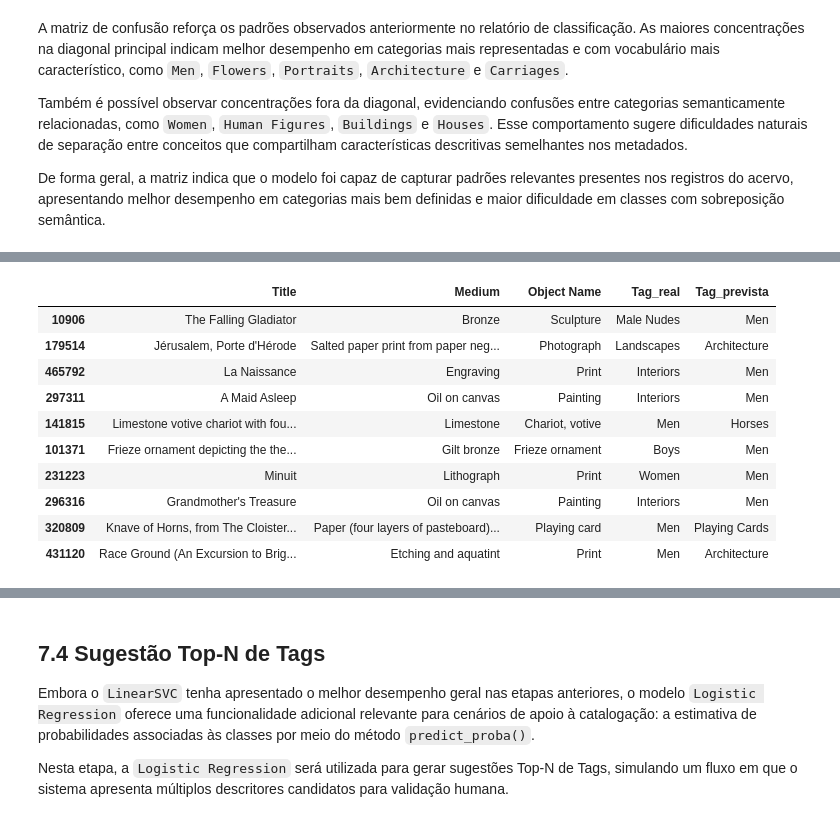
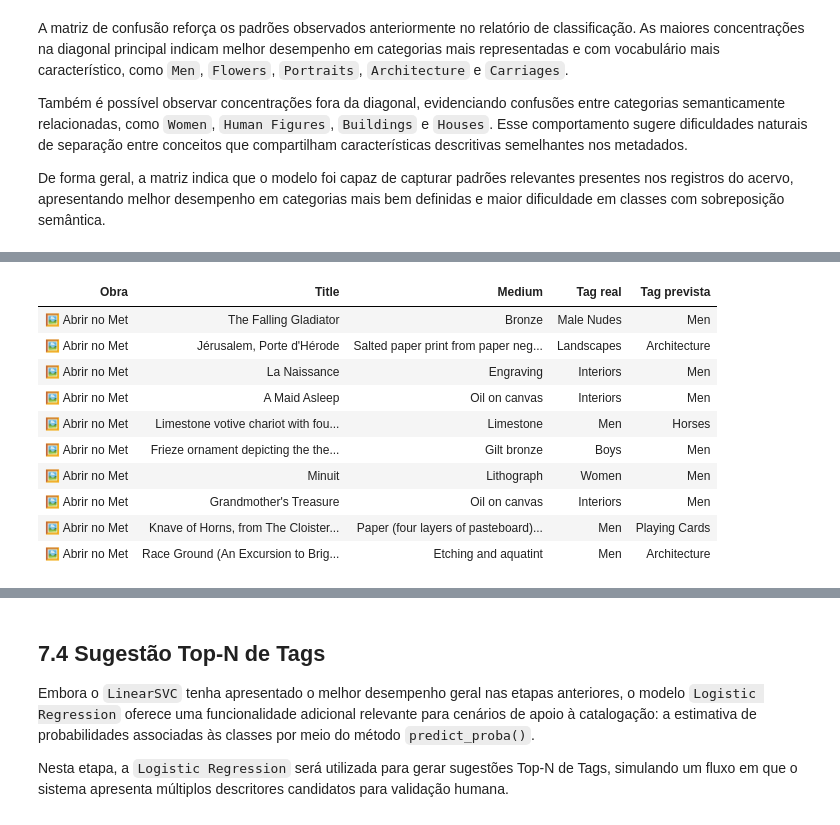
Before and after one commit to chascaldini/mvp_ml_met_tags_acervo, a Jupyter notebook: notebook/mvp_machine_learning_met.ipynb, the cells around one changed output, grey strips where cells are left out. Saved outputs shown, nothing was run; the diff lists cells and outputs as text; code cells hidden in the pictures.

```diff
--- a/notebook/mvp_machine_learning_met.ipynb
+++ b/notebook/mvp_machine_learning_met.ipynb
@@ -1964,27 +1994,36 @@ df_previsoes[
 # %%
-# Exemplos de erros
-df_previsoes[
-    df_previsoes["Acerto"] == False
+# Seleção de exemplos incorretos
+df_erros = df_previsoes[
+    ~df_previsoes["Acerto"]
 ].sample(
     10,
     random_state=SEED
-)[[
-    "Title",
-    "Medium",
-    "Object Name",
-    "Tag_real",
-    "Tag_prevista"
-]]
+)
+
+HTML(
+    df_erros[
+        [
+            "Obra",
+            "Title",
+            "Medium",
+            "Tag real",
+            "Tag prevista"
+        ]
+    ].to_html(
+        escape=False,
+        index=False
+    )
+)
 # %% [output]
-|  | Title | Medium | Object Name | Tag_real | Tag_prevista |
-| 10906 | The Falling Gladiator | Bronze | Sculpture | Male Nudes | Men |
-| 179514 | Jérusalem, Porte d'Hérode | Salted paper print from paper neg... | Photograph | Landscapes | Architecture |
-| 465792 | La Naissance | Engraving | Print | Interiors | Men |
-| 297311 | A Maid Asleep | Oil on canvas | Painting | Interiors | Men |
-| 141815 | Limestone votive chariot with fou... | Limestone | Chariot, votive | Men | Horses |
-| 101371 | Frieze ornament depicting the the... | Gilt bronze | Frieze ornament | Boys | Men |
-| 231223 | Minuit | Lithograph | Print | Women | Men |
-| 296316 | Grandmother's Treasure | Oil on canvas | Painting | Interiors | Men |
-| 320809 | Knave of Horns, from The Cloister... | Paper (four layers of pasteboard)... | Playing card | Men | Playing Cards |
-| 431120 | Race Ground (An Excursion to Brig... | Etching and aquatint | Print | Men | Architecture |
+| Obra | Title | Medium | Tag real | Tag prevista |
+| 🖼️ Abrir no Met | The Falling Gladiator | Bronze | Male Nudes | Men |
+| 🖼️ Abrir no Met | Jérusalem, Porte d'Hérode | Salted paper print from paper neg... | Landscapes | Architecture |
+| 🖼️ Abrir no Met | La Naissance | Engraving | Interiors | Men |
+| 🖼️ Abrir no Met | A Maid Asleep | Oil on canvas | Interiors | Men |
+| 🖼️ Abrir no Met | Limestone votive chariot with fou... | Limestone | Men | Horses |
+| 🖼️ Abrir no Met | Frieze ornament depicting the the... | Gilt bronze | Boys | Men |
+| 🖼️ Abrir no Met | Minuit | Lithograph | Women | Men |
+| 🖼️ Abrir no Met | Grandmother's Treasure | Oil on canvas | Interiors | Men |
+| 🖼️ Abrir no Met | Knave of Horns, from The Cloister... | Paper (four layers of pasteboard)... | Men | Playing Cards |
+| 🖼️ Abrir no Met | Race Ground (An Excursion to Brig... | Etching and aquatint | Men | Architecture |
 # %% [markdown]
```
Also changed, not shown: parts of 24 cells of this notebook.
